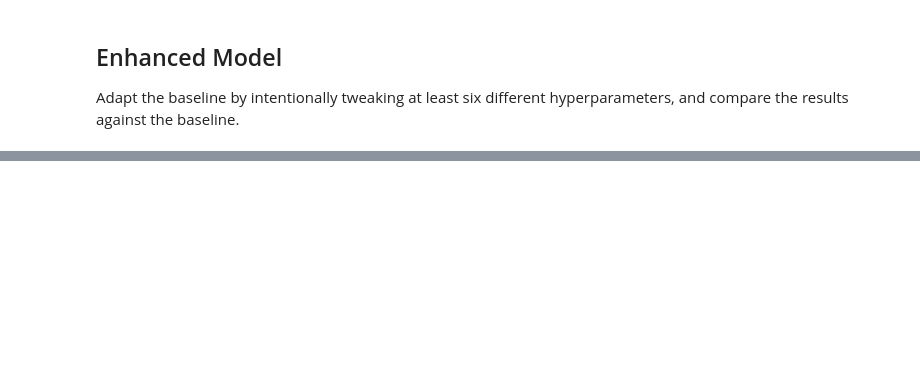
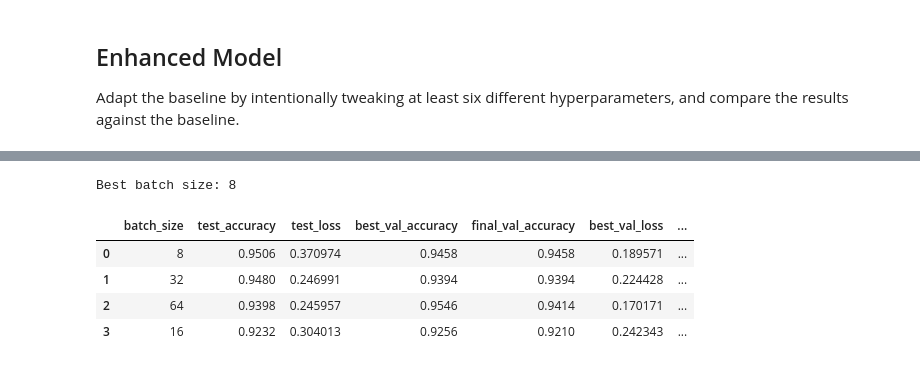
Before and after one commit to lordmana/Lung-and-Colon-Cancer-Classification, a Jupyter notebook: notebook/DL_Assignment_2026.ipynb, the cells around one changed output, grey strips where cells are left out. Saved outputs shown, nothing was run; the diff lists cells and outputs as text; code cells hidden in the pictures; blank space fills up the shorter version.

```diff
--- a/notebook/DL_Assignment_2026.ipynb
+++ b/notebook/DL_Assignment_2026.ipynb
@@ -437,0 +561,11 @@ compare the results against the baseline.
+# %%
+batch_size = 64
+
+batch_64_model = build_baseline_model()
+
+batch_64_hist = batch_64_model.fit(
+    X_train, y_train,
+    batch_size=batch_size,
+    epochs=15,
+    validation_data=(X_val, y_val),
+    verbose=1)
@@ -437,0 +642,20 @@ compare the results against the baseline.
+# %%
+batch_size_comparison = compare_batch_size_models(
+    batch_64_model,
+    batch_32_model,
+    batch_16_model,
+    batch_8_model,
+    batch_64_hist,
+    batch_32_hist,
+    batch_16_hist,
+    batch_8_hist,
+    X_test,
+    y_test,
+)
+# %% [output]
+Best batch size: 8
+|  | batch_size | test_accuracy | test_loss | best_val_accuracy | final_val_accuracy | best_val_loss | ... |
+| 0 | 8 | 0.9506 | 0.370974 | 0.9458 | 0.9458 | 0.189571 | ... |
+| 1 | 32 | 0.9480 | 0.246991 | 0.9394 | 0.9394 | 0.224428 | ... |
+| 2 | 64 | 0.9398 | 0.245957 | 0.9546 | 0.9414 | 0.170171 | ... |
+| 3 | 16 | 0.9232 | 0.304013 | 0.9256 | 0.9210 | 0.242343 | ... |
```
Also changed, not shown: parts of 19 cells of this notebook.
